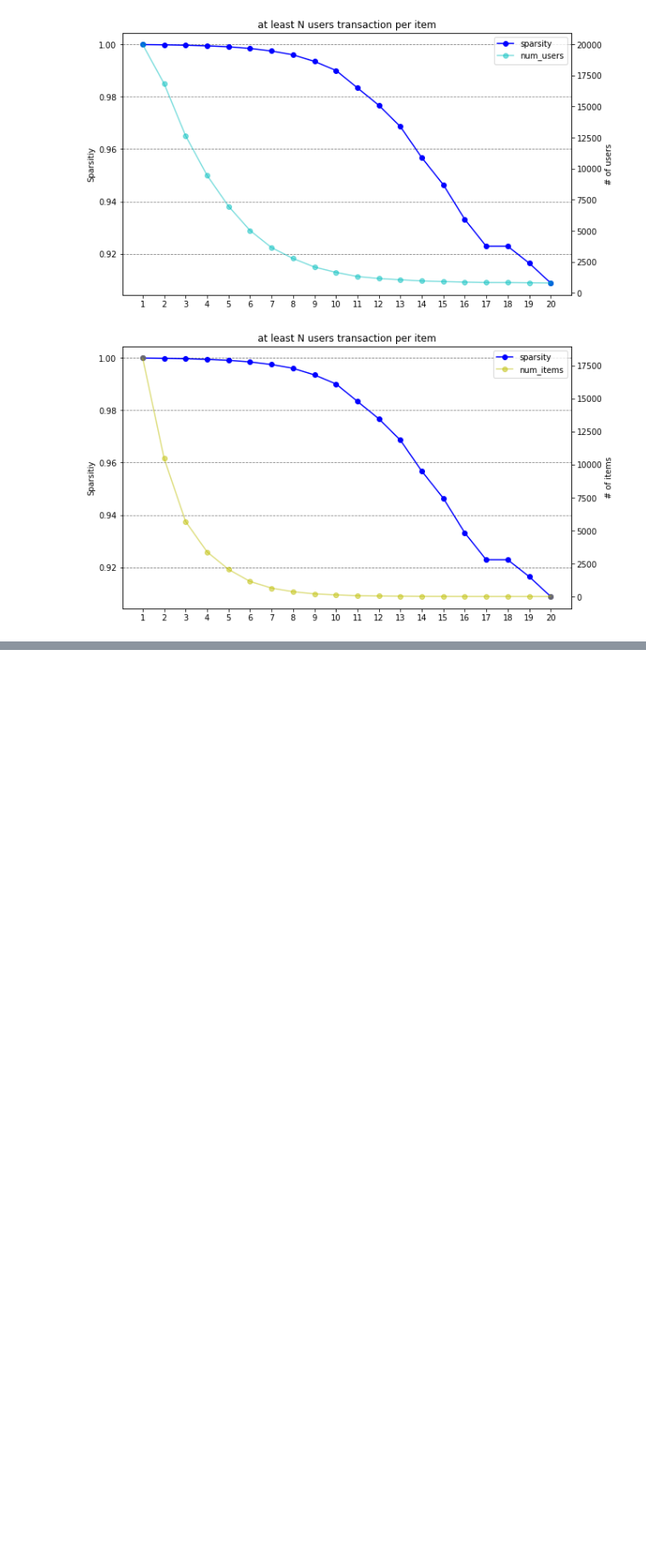
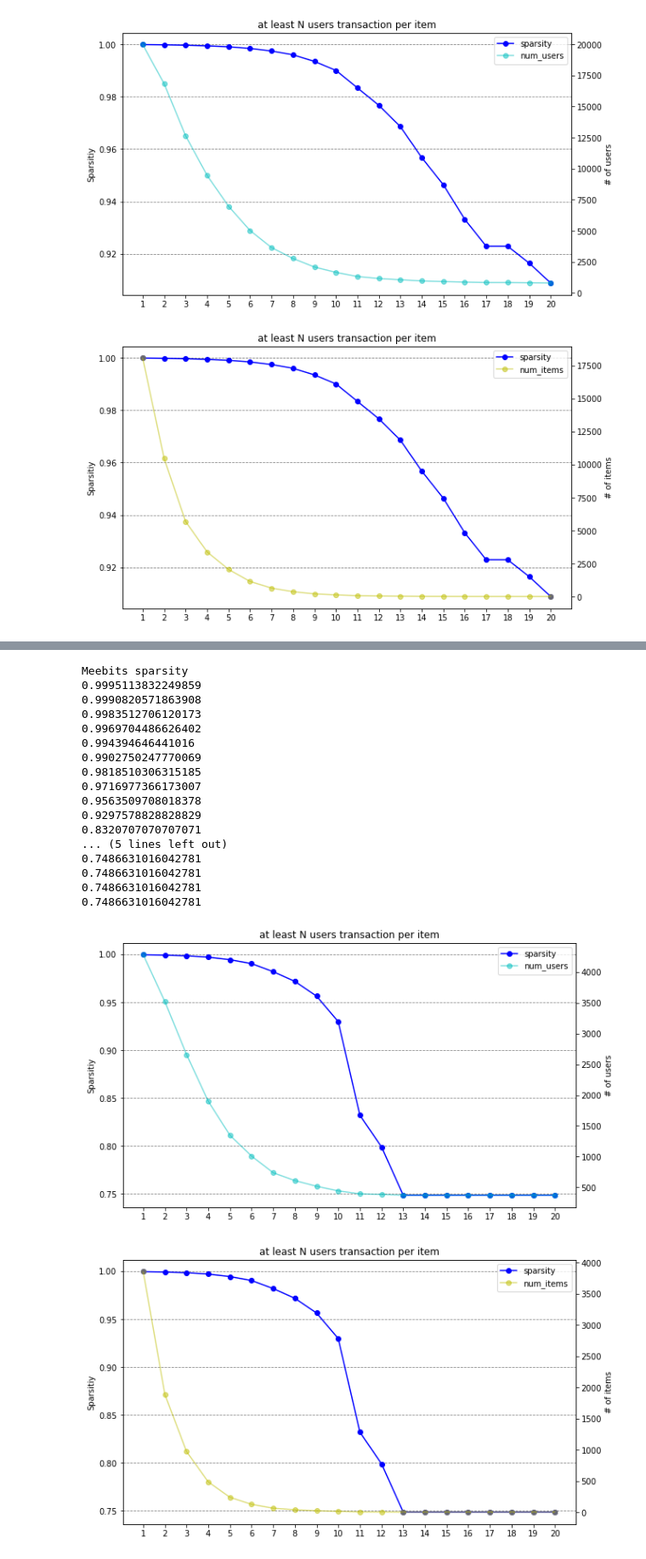
Before and after one commit to mincule/NFT, a Jupyter notebook: 02_DataStatistics.ipynb, the cells around one changed output, grey strips where cells are left out. Shown at 85% size. Drawn from its saved outputs; the diff is of its cells as text; code cells hidden in the pictures; blank space fills up the shorter version.

```diff
--- a/02_DataStatistics.ipynb
+++ b/02_DataStatistics.ipynb
@@ -102,7 +102,11 @@ def get_sparsity(item_dict, user_dict):
 #     print("count:",count)
 
     # Sparsity
-    sparsity = 1 - count / total_elements
+    if total_elements == 0:
+        sparsity = 0
+    else:
+        sparsity = 1 - count / total_elements
+
     return sparsity
 # %%
 # Producing a statistics and plot a distribution
@@ -382,0 +518,34 @@ plot_sparsity_with_items(Nsparsity, Nitems)
+# %%
+Nitems = []
+Nusers = []
+Nsparsity = []
+
+print("Meebits sparsity")
+for n in range(1,21):
+    n_item_dict, n_user_dict, n_sparsity = Nitem_user_dicts(meebits_item, n)
+    Nitems.append(n_item_dict)
+    Nusers.append(n_user_dict)
+    Nsparsity.append(n_sparsity)
+
+plot_sparsity_with_users(Nsparsity, Nusers)
+plot_sparsity_with_items(Nsparsity, Nitems)
+# %% [output]
+Meebits sparsity
+0.9995113832249859
+0.9990820571863908
+0.9983512706120173
+0.9969704486626402
+0.994394646441016
+0.9902750247770069
+0.9818510306315185
+0.9716977366173007
+0.9563509708018378
+0.9297578828828829
+0.8320707070707071
+... (5 lines left out)
+0.7486631016042781
+0.7486631016042781
+0.7486631016042781
+0.7486631016042781
+[figure, added]
+[figure, added]
```
Also changed, not shown: parts of 11 cells of this notebook.
